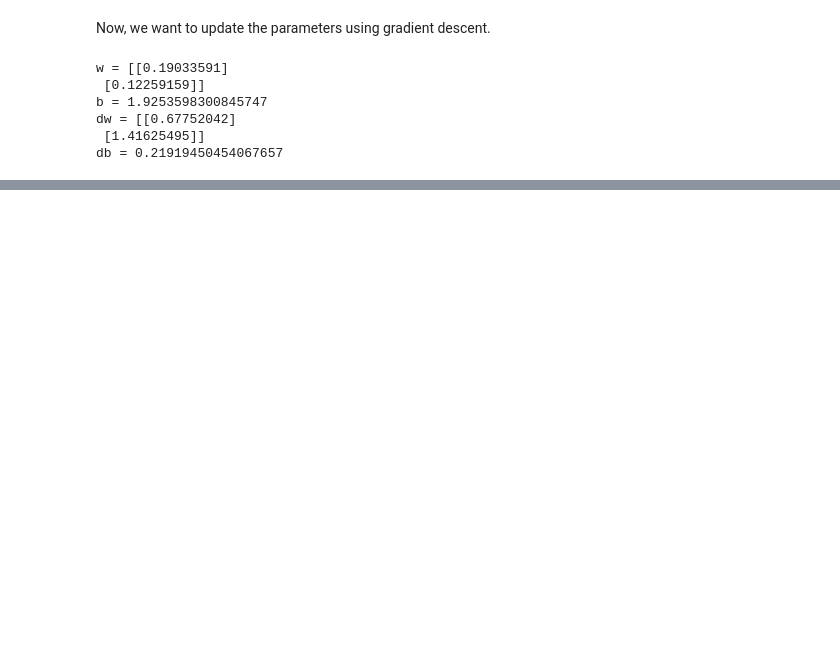
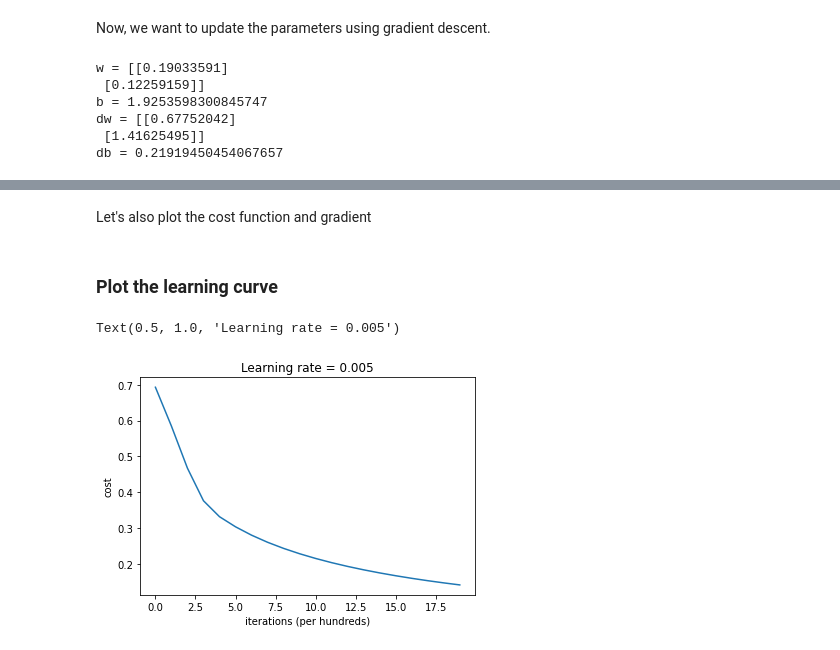
Before and after one commit to aitezazakhtar/LogisticRegression-as-NeuralNetwork, a Jupyter notebook: LogisticRegression-as-NN.ipynb, the cells around one changed output, grey strips where cells are left out. Saved outputs shown, nothing was run; the diff lists cells and outputs as text; code cells hidden in the pictures; blank space fills up the shorter version.

```diff
--- a/LogisticRegression-as-NN.ipynb
+++ b/LogisticRegression-as-NN.ipynb
@@ -210,0 +310,12 @@ db = 0.21919450454067657
+# %% [markdown]
+Let's also plot the cost function and gradient
+# %% [markdown]
+### Plot the learning curve
+# %%
+plt.plot(d['costs'])
+plt.xlabel('iterations (per hundreds)')
+plt.ylabel('cost')
+plt.title("Learning rate = " + str(d["learning_rate"]))
+# %% [output]
+Text(0.5, 1.0, 'Learning rate = 0.005')
+[figure, added]
```
Also changed, not shown: parts of 14 cells of this notebook.
